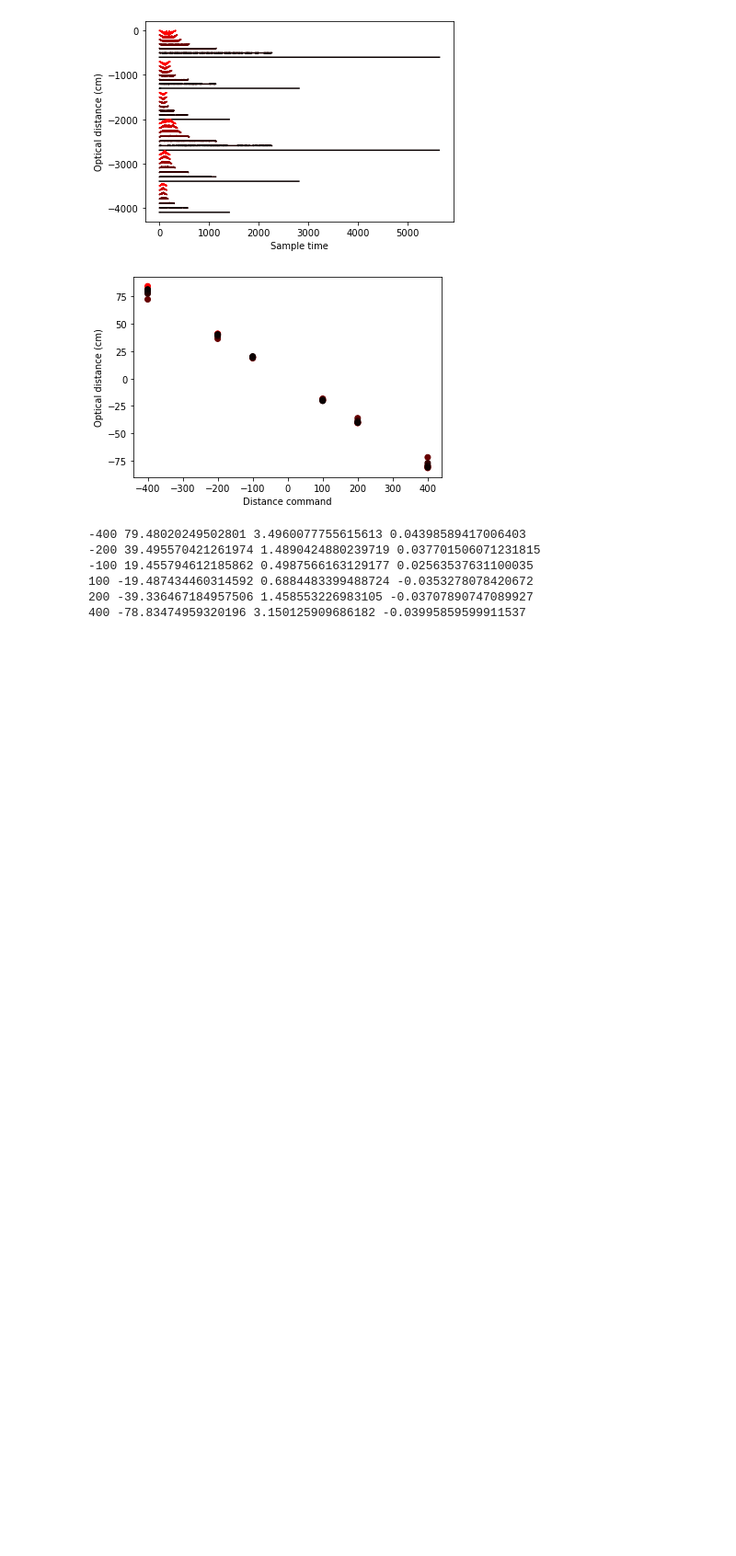
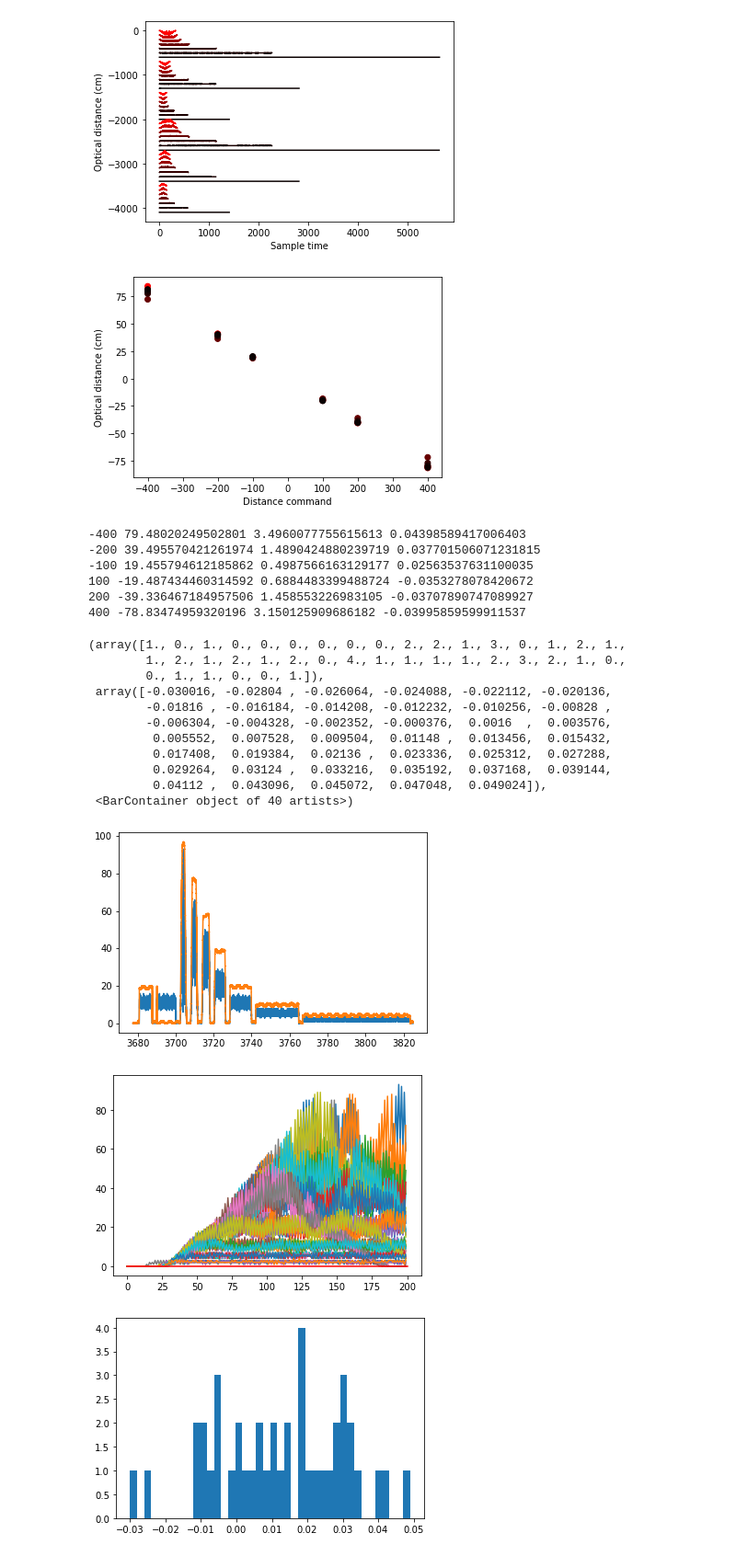
Before and after one commit to neurogears/vestibular-vr, a Jupyter notebook: Benchmarks/DistanceBenchmark2/analysis.ipynb, the cells around one changed output. Shown: that part at 92% size. Drawn from its saved outputs; the diff is of its cells as text; code cells hidden in the pictures; blank space fills up the shorter version.

Commit message:
Rise time delay analysis

```diff
--- a/Benchmarks/DistanceBenchmark2/analysis.ipynb
+++ b/Benchmarks/DistanceBenchmark2/analysis.ipynb
@@ -140,3 +141,59 @@ for d in np.unique(distances):
 100 -19.487434460314592 0.6884483399488724 -0.0353278078420672
 200 -39.336467184957506 1.458553226983105 -0.03707890747089927
 400 -78.83474959320196 3.150125909686182 -0.03995859599911537
+# %%
+### Latencies between optical measurement and servo feedback
+plt.figure()
+plt.plot(optical_timebase[optical_preview_index], np.abs(optical_motion[optical_preview_index]))
+plt.plot(servo_timebase[servo_preview_index], np.abs(servo_motion[servo_preview_index]) / 7)
+
+# get baselines for optical and servo recordings
+# optical_baseline = np.mean(optical_motion[np.abs(optical_motion) < 3]) + np.std(optical_motion[np.abs(optical_motion) < 3]) * 3
+optical_baseline = 0
+servo_baseline = np.mean(servo_motion[np.abs(servo_motion) < 10]) + np.std(servo_motion[np.abs(servo_motion) < 10]) * 3
+
+# get ramps for optical and servo trial starts
+optical_start_times = optical_timebase[trial_on_times] - 0.3
+
+time_diffs = list()
+
+plt.figure()
+window = 200
+for t in optical_start_times:
+    os = np.where(optical_timebase >= t)[0][0] # what time did this optical event start?
+    os_t = optical_timebase[os]
+    ss = np.where(servo_timebase >= t)[0][0] # what time did the matching servo event start?
+    ss_t = servo_timebase[ss]
+
+    # what was the first time that this optical event exceeded baseline?
+    optical_rise_time = np.array(optical_timebase[(optical_timebase > os_t) & (np.abs(optical_motion) > optical_baseline)])[0] - os_t
+
+    # what was the first time that this servo event exceeded baseline?
+    servo_rise_time = np.array(servo_timebase[(servo_timebase > ss_t) & (np.abs(servo_motion) > servo_baseline)])[0] - ss_t
+
+    time_diffs.append(optical_rise_time - servo_rise_time)
+
+    optical_rise = np.array(np.abs(optical_motion[os:(os+window)]))
+    servo_rise = np.array(np.abs(servo_motion[ss:(ss+window)]))
+
+    plt.plot(optical_rise)
+
+plt.plot([0, window], [optical_baseline, optical_baseline], 'r')
+
+plt.figure()
+plt.hist(np.array(time_diffs), 40)
+# %% [output]
+(array([1., 0., 1., 0., 0., 0., 0., 0., 0., 2., 2., 1., 3., 0., 1., 2., 1.,
+        1., 2., 1., 2., 1., 2., 0., 4., 1., 1., 1., 1., 2., 3., 2., 1., 0.,
+        0., 1., 1., 0., 0., 1.]),
+ array([-0.030016, -0.02804 , -0.026064, -0.024088, -0.022112, -0.020136,
+        -0.01816 , -0.016184, -0.014208, -0.012232, -0.010256, -0.00828 ,
+        -0.006304, -0.004328, -0.002352, -0.000376,  0.0016  ,  0.003576,
+         0.005552,  0.007528,  0.009504,  0.01148 ,  0.013456,  0.015432,
+         0.017408,  0.019384,  0.02136 ,  0.023336,  0.025312,  0.027288,
+         0.029264,  0.03124 ,  0.033216,  0.035192,  0.037168,  0.039144,
+         0.04112 ,  0.043096,  0.045072,  0.047048,  0.049024]),
+ <BarContainer object of 40 artists>)
+[figure, added]
+[figure, added]
+[figure, added]
```
Also changed, not shown: parts of 1 cell of this notebook.
